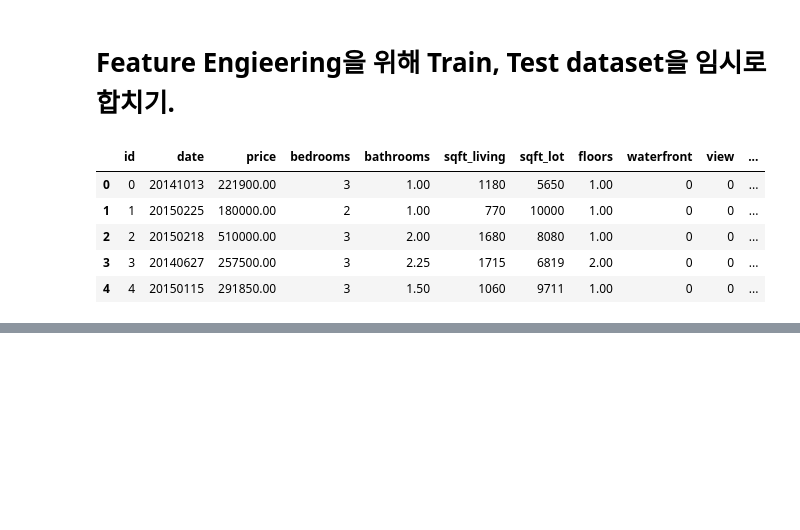
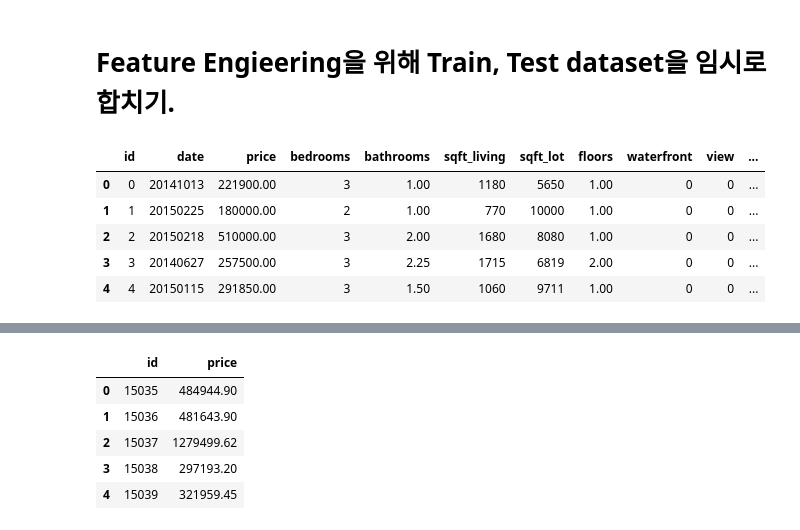
Before and after one commit to bicsu/House-Price-Prediction-KaKR-, a Jupyter notebook: KaKR_ML2.ipynb, the cells around one changed output, grey strips where cells are left out. Drawn from its saved outputs; the diff is of its cells as text; code cells hidden in the pictures; blank space fills up the shorter version.

```diff
--- a/KaKR_ML2.ipynb
+++ b/KaKR_ML2.ipynb
@@ -91,0 +270,4 @@ total.head()
+# %%
+test_ = test_.drop(columns=['price'], axis = 1)
+# %%
+y_pred = rf.predict(test_)
@@ -91,0 +281,13 @@ total.head()
+# %%
+sub = pd.read_csv('../input/sample-submission/sample_submission.csv')
+# %%
+sub['price'] = y_pred
+# %%
+sub.head()
+# %% [output]
+|  | id | price |
+| 0 | 15035 | 484944.90 |
+| 1 | 15036 | 481643.90 |
+| 2 | 15037 | 1279499.62 |
+| 3 | 15038 | 297193.20 |
+| 4 | 15039 | 321959.45 |
```
Also changed, not shown: parts of 29 cells of this notebook, 1 other file.
